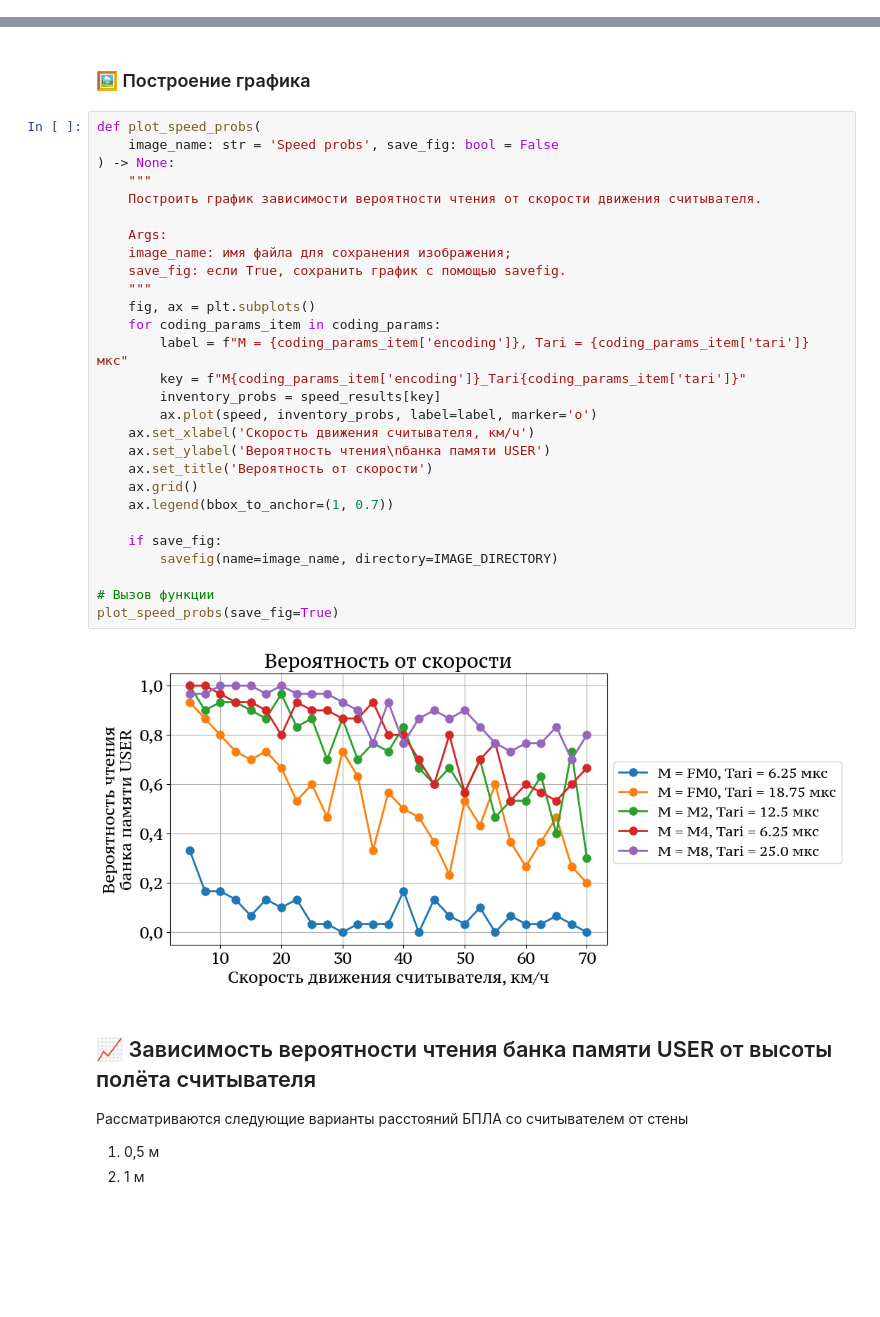
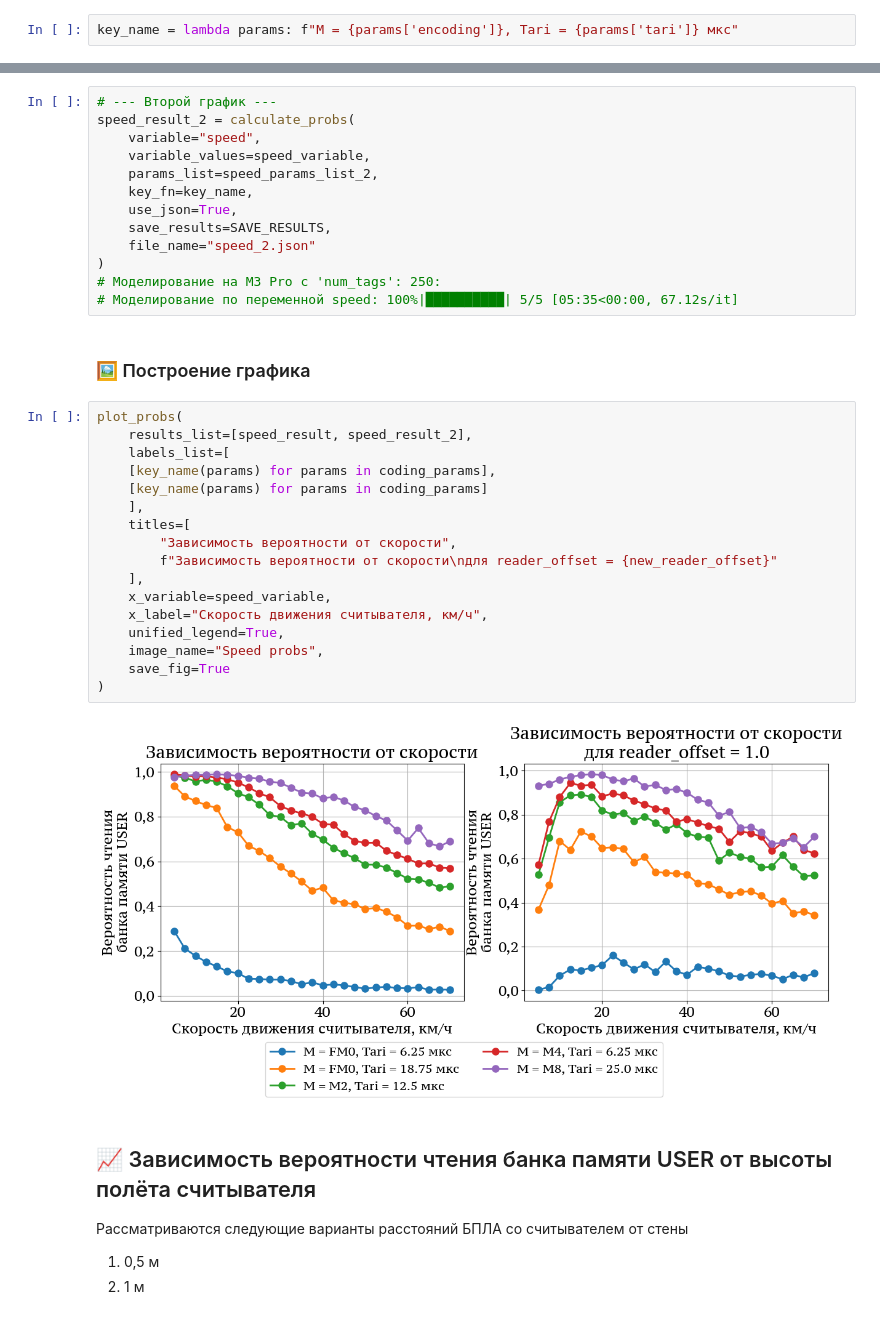
Before and after one commit to VilmenAbramian/simulation, a Jupyter notebook: pysim/experiments/rfid_single_tag.ipynb, the cells around one changed output, grey strips where cells are left out. Saved outputs shown, nothing was run; the diff lists cells and outputs as text; blank space fills up the shorter version.

Commit message:
Update master diploma graphs

```diff
--- a/pysim/experiments/rfid_single_tag.ipynb
+++ b/pysim/experiments/rfid_single_tag.ipynb
@@ -71,3 +188,5 @@ for coding_params_item in coding_params:
 # %% [markdown]
 ### 💾 Получение результатов
+# %%
+key_name = lambda params: f"M = {params['encoding']}, Tari = {params['tari']} мкс"
 # %%
@@ -109,37 +203,39 @@ speed_results = get_speed_probs(speed_params_list, use_json=False, save_results=
 # Моделирование на M3 Pro с 'num_tags': 2000:
 # Моделирование по скоростям: 100%|██████████| 5/5 [41:43<00:00, 500.79s/it]
+# %%
+# --- Второй график ---
+speed_result_2 = calculate_probs(
+    variable="speed",
+    variable_values=speed_variable,
+    params_list=speed_params_list_2,
+    key_fn=key_name,
+    use_json=True,
+    save_results=SAVE_RESULTS,
+    file_name="speed_2.json"
+)
+# Моделирование на M3 Pro с 'num_tags': 250:
+# Моделирование по переменной speed: 100%|██████████| 5/5 [05:35<00:00, 67.12s/it]
 # %% [markdown]
 ### 🖼️ Построение графика
 # %%
-def plot_speed_probs(
-    image_name: str = 'Speed probs', save_fig: bool = False
-) -> None:
-    """
-    Построить график зависимости вероятности чтения от скорости движения считывателя.
-
-    Args:
-    image_name: имя файла для сохранения изображения;
-    save_fig: если True, сохранить график с помощью savefig.
-    """
-    fig, ax = plt.subplots()
-    for coding_params_item in coding_params:
-        label = f"M = {coding_params_item['encoding']}, Tari = {coding_params_item['tari']} мкс"
-        key = f"M{coding_params_item['encoding']}_Tari{coding_params_item['tari']}"
-        inventory_probs = speed_results[key]
-        ax.plot(speed, inventory_probs, label=label, marker='o')
-    ax.set_xlabel('Скорость движения считывателя, км/ч')
-    ax.set_ylabel('Вероятность чтения\nбанка памяти USER')
-    ax.set_title('Вероятность от скорости')
-    ax.grid()
-    ax.legend(bbox_to_anchor=(1, 0.7))
-
-    if save_fig:
-        savefig(name=image_name, directory=IMAGE_DIRECTORY)
-
-# Вызов функции
-plot_speed_probs(save_fig=True)
+plot_probs(
+    results_list=[speed_result, speed_result_2],
+    labels_list=[
+    [key_name(params) for params in coding_params],
+    [key_name(params) for params in coding_params]
+    ],
+    titles=[
+        "Зависимость вероятности от скорости",
+        f"Зависимость вероятности от скорости\nдля reader_offset = {new_reader_offset}"
+    ],
+    x_variable=speed_variable,
+    x_label="Скорость движения считывателя, км/ч",
+    unified_legend=True,
+    image_name="Speed probs",
+    save_fig=True
+)
 # %% [output]
-[figure, old version]
+[figure, new version]
 # %% [markdown]
 ## 📈 Зависимость вероятности чтения банка памяти USER от высоты полёта считывателя
 Рассматриваются следующие варианты расстояний БПЛА со считывателем от стены
```
Also changed, not shown: parts of 38 cells of this notebook, 14 other files.
